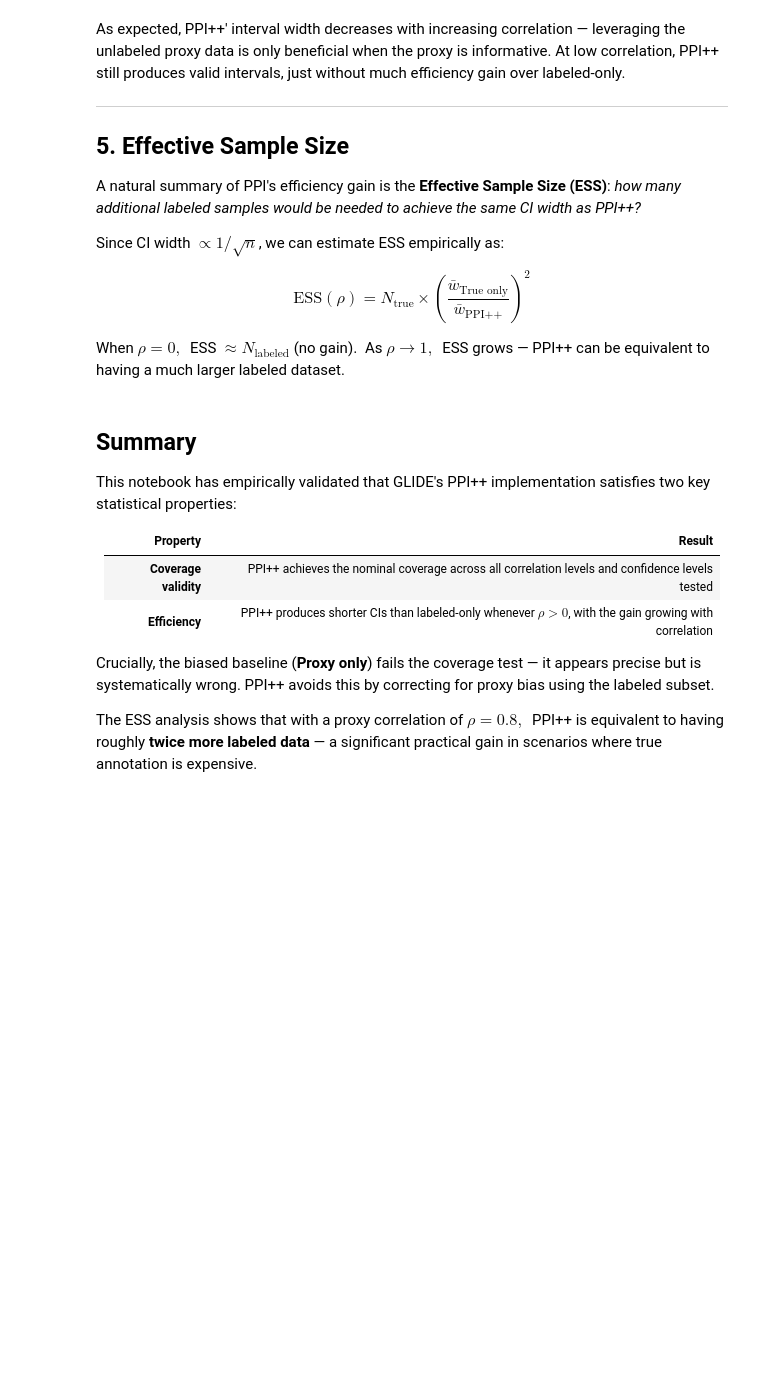
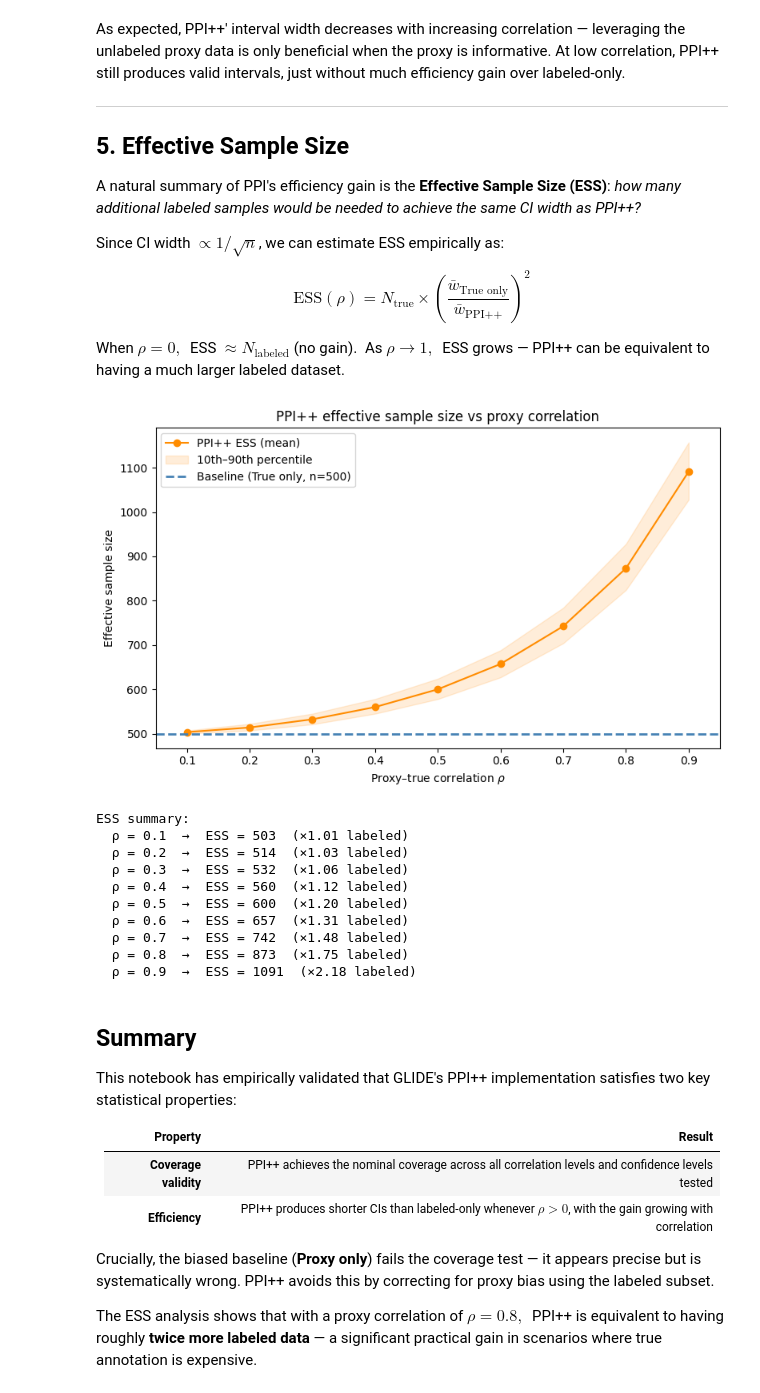
Before and after one commit to EmertonData/glide, a Jupyter notebook: docs/deep_dive/ppi_validation.ipynb, the cells around one changed output. Cells and saved outputs as stored; diff of their text form; code cells hidden in the pictures; blank space fills up the shorter version.

```diff
--- a/docs/deep_dive/ppi_validation.ipynb
+++ b/docs/deep_dive/ppi_validation.ipynb
@@ -267,23 +330,40 @@ $$\text{ESS}(\rho) = N_{\text{true}} \times \left(\frac{\bar{w}_{\text{True only
 
 When $\rho = 0,~$ ESS $\approx N_{\text{labeled}}$ (no gain)$.~$ As $\rho \to 1,~$ ESS grows — PPI++ can be equivalent to having a much larger labeled dataset.
 # %%
-ess_values = [np.mean(width_by_corr[rho]['ESS']) for rho in correlations]
-
-fig, ax = plt.subplots(figsize=(8, 5))
-ax.plot(correlations, ess_values, marker='o', color='darkorange', label='PPI++ ESS')
-ax.axhline(y=N_TRUE, color='steelblue', linestyle='--', lw=2,
-           label=f'Baseline (True only, n={N_TRUE})')
-ax.set_xlabel('Proxy–true correlation $\\rho$')
-ax.set_ylabel('Effective sample size')
-ax.set_title('PPI++ effective sample size vs proxy correlation')
-ax.set_xlim(0.05, 0.95)
-ax.legend()
-plt.tight_layout()
-plt.show()
-
-print("ESS summary:")
-for rho, ess in zip(correlations, ess_values):
-    print(f"  ρ = {rho:.1f}  →  ESS = {ess:.0f}  (×{ess/N_TRUE:.2f} labeled)")
+# Compute ESS statistics from the cached raw_stats — no additional simulation needed.
+ess_mean = [np.mean(raw_stats[rho]['PPI++']['ess']) for rho in correlations]
+ess_q10  = [np.percentile(raw_stats[rho]['PPI++']['ess'], 10) for rho in correlations]
+ess_q90  = [np.percentile(raw_stats[rho]['PPI++']['ess'], 90) for rho in correlations]
+# %%
+fig, ax = plt.subplots(figsize=(8, 5))
+ax.plot(correlations, ess_mean, marker='o', color='darkorange', label='PPI++ ESS (mean)')
+ax.fill_between(correlations, ess_q10, ess_q90, alpha=0.15, color='darkorange',
+                label='10th–90th percentile')
+ax.axhline(y=N_TRUE, color='steelblue', linestyle='--', lw=2,
+           label=f'Baseline (True only, n={N_TRUE})')
+ax.set_xlabel('Proxy–true correlation $\\rho$')
+ax.set_ylabel('Effective sample size')
+ax.set_title('PPI++ effective sample size vs proxy correlation')
+ax.set_xlim(0.05, 0.95)
+ax.legend()
+plt.tight_layout()
+plt.show()
+
+print("ESS summary:")
+for rho, ess in zip(correlations, ess_mean):
+    print(f"  ρ = {rho:.1f}  →  ESS = {ess:.0f}  (×{ess/N_TRUE:.2f} labeled)")
+# %% [output]
+[figure, added]
+ESS summary:
+  ρ = 0.1  →  ESS = 503  (×1.01 labeled)
+  ρ = 0.2  →  ESS = 514  (×1.03 labeled)
+  ρ = 0.3  →  ESS = 532  (×1.06 labeled)
+  ρ = 0.4  →  ESS = 560  (×1.12 labeled)
+  ρ = 0.5  →  ESS = 600  (×1.20 labeled)
+  ρ = 0.6  →  ESS = 657  (×1.31 labeled)
+  ρ = 0.7  →  ESS = 742  (×1.48 labeled)
+  ρ = 0.8  →  ESS = 873  (×1.75 labeled)
+  ρ = 0.9  →  ESS = 1091  (×2.18 labeled)
 # %% [markdown]
 ## Summary
 
```
Also changed, not shown: parts of 12 cells of this notebook.
